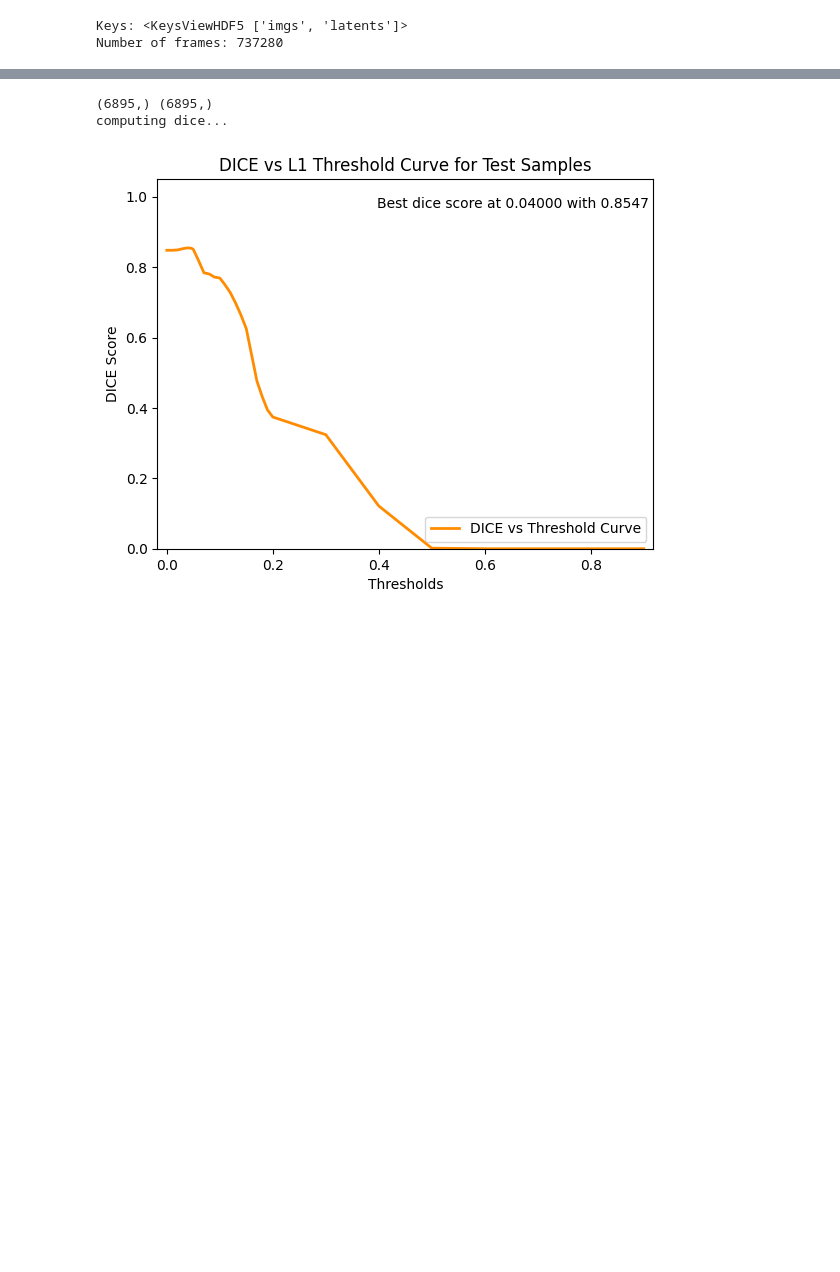
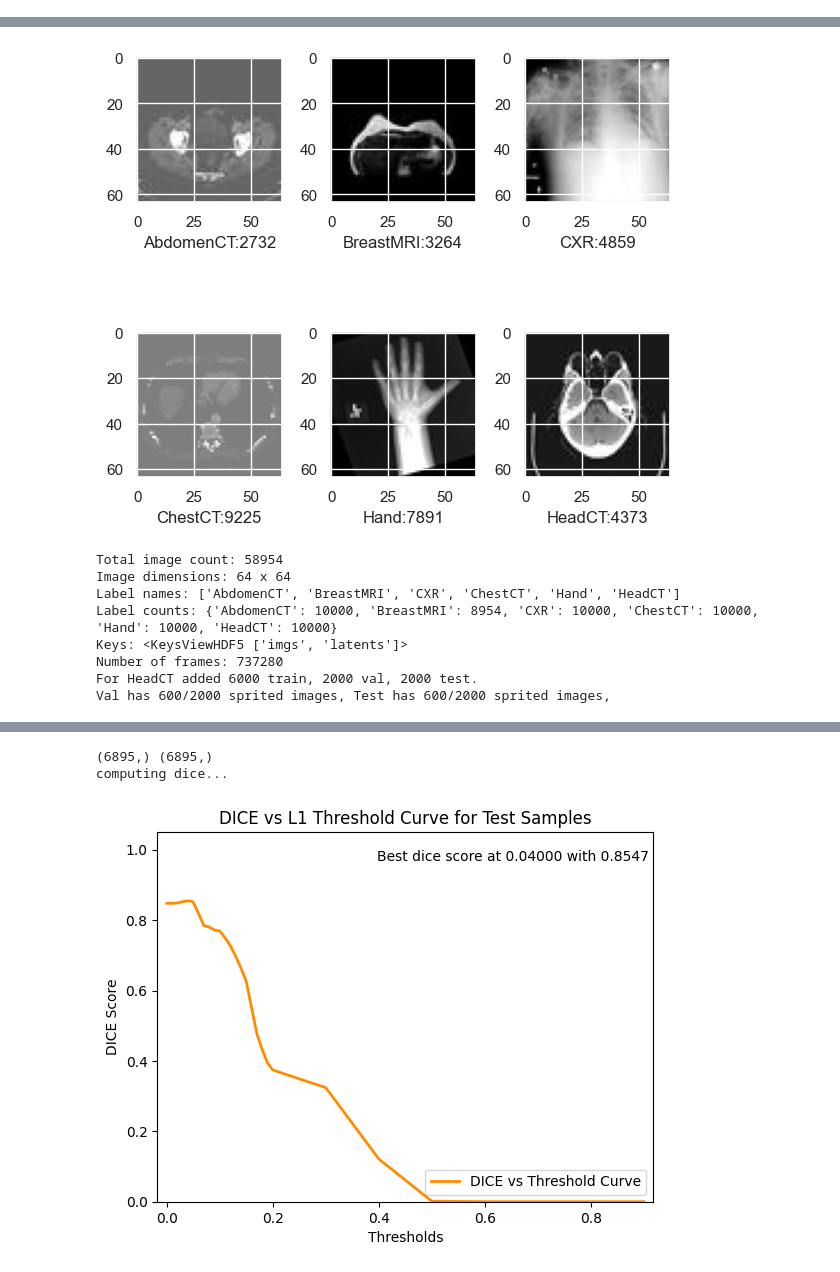
Before and after one commit to Retronomia/CS-274E-Brain-Segmentation, a Jupyter notebook: autoencoder.ipynb, the cells around one changed output, grey strips where cells are left out. Saved outputs shown, nothing was run; the diff lists cells and outputs as text; code cells hidden in the pictures; blank space fills up the shorter version.

```diff
--- a/autoencoder.ipynb
+++ b/autoencoder.ipynb
@@ -12,6 +18,8 @@ from torchvision import datasets, transforms
 from time import time
 import os
 import tempfile
+import optuna
+from optuna.trial import TrialState
 from monai.apps import download_and_extract
 from monai.config import print_config
 from monai.data import decollate_batch, DataLoader
@@ -31,10 +39,15 @@ from monai.transforms import (
     ThresholdIntensity
 )
 from monai.utils import set_determinism
+from monai.transforms.utils import rescale_array
 import PIL
 import matplotlib.pyplot as plt
 import math
 import random
 
 from custommodels import AutoEnc
+from customfunctions import resetSeeds,splitData,loadMedNISTData,loadDSprites
+
+import seaborn as sns
+sns.set(rc={'figure.figsize':(5,5)})
 # %%
@@ -161,18 +61,24 @@ For HeadCT added 6000 train, 2000 val, 2000 test.
-# %%
-import h5py
-filename = "dsprites-dataset-master/dsprites_ndarray_co1sh3sc6or40x32y32_64x64.hdf5"
-
-with h5py.File(filename, "r") as f:
-    print("Keys: %s" % f.keys())
-
-    mask_imgs = f['imgs'][()]
-    latent_imgs = f['latents']
-
-num_key_frames = len(mask_imgs)
-print(f"Number of frames: {num_key_frames}")
-mask_indices = np.arange(num_key_frames)
-intensity_indices = [random.uniform(0,1) for i in range(data_len)]
-np.random.shuffle(mask_indices)
-# %% [output]
-Keys: <KeysViewHDF5 ['imgs', 'latents']>
-Number of frames: 737280
+# %%
+train_file_name = "MedNIST_train.npy"
+val_file_name = "MedNIST_val.npy"
+test_file_name = "MedNIST_test.npy"
+folder="MedNIST_data"
+if not os.path.exists(os.path.join(folder,train_file_name)) and not os.path.exists(os.path.join(folder,val_file_name)) and not os.path.exists(os.path.join(folder,test_file_name)):
+    if not os.path.exists(folder):
+        os.mkdir(folder)
+    image_files = loadMedNISTData(root_dir)
+    mask_imgs = loadDSprites()
+    train_x,val_x,test_x  = splitData((.6,.2,.2),image_files,mask_imgs)
+    np.save(os.path.join(folder,train_file_name),train_x)
+    np.save(os.path.join(folder,val_file_name),val_x)
+    np.save(os.path.join(folder,test_file_name),test_x)
+else:
+    with open(os.path.join(folder,train_file_name), 'rb') as f:
+        train_x = np.load(f)
+    with open(os.path.join(folder,val_file_name), 'rb') as f:
+        val_x = np.load(f)
+    with open(os.path.join(folder,test_file_name), 'rb') as f:
+        test_x = np.load(f)
+    print(f"Loaded files from {folder}.")
+    print(f"Loaded {len(train_x)} train, {len(val_x)} val, {len(test_x)} test.")
+# %% [output]
@@ -179,2 +88,11 @@ Number of frames: 737280
+[figure, added]
+Total image count: 58954
+Image dimensions: 64 x 64
+Label names: ['AbdomenCT', 'BreastMRI', 'CXR', 'ChestCT', 'Hand', 'HeadCT']
+Label counts: {'AbdomenCT': 10000, 'BreastMRI': 8954, 'CXR': 10000, 'ChestCT': 10000, 'Hand': 10000, 'HeadCT': 10000}
+Keys: <KeysViewHDF5 ['imgs', 'latents']>
+Number of frames: 737280
+For HeadCT added 6000 train, 2000 val, 2000 test.
+Val has 600/2000 sprited images, Test has 600/2000 sprited images,
 # %%
 class MedNISTDataset(torch.utils.data.Dataset):
```
Also changed, not shown: parts of 27 cells of this notebook, 25 other files.
